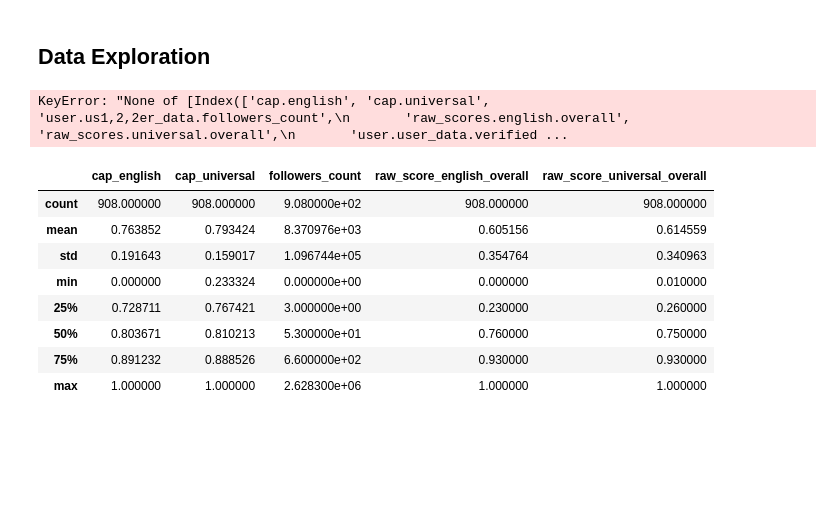
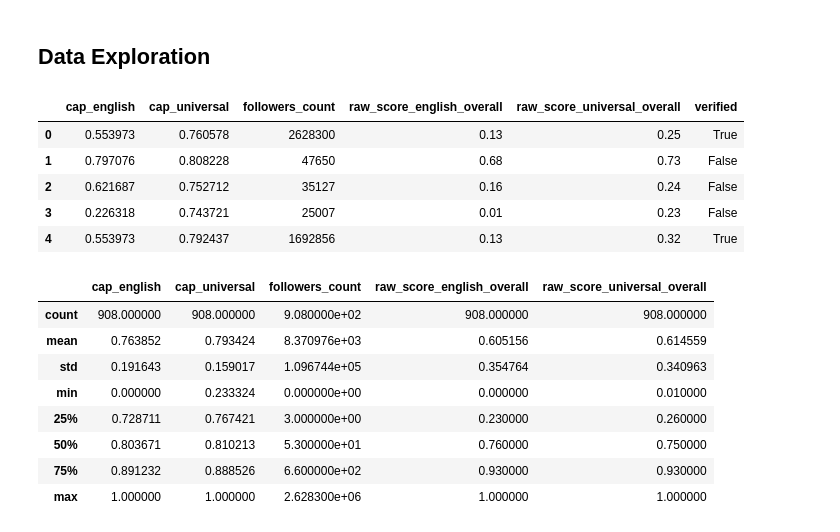
Before and after one commit to interep-project/interep-groups-eda, a Jupyter notebook: eda/twitter.ipynb, the cells around one changed output. Drawn from its saved outputs; the diff is of its cells as text; code cells hidden in the pictures; blank space fills up the shorter version.

Commit message:
Fix twitter notebook
Signed-off-by: r1oga <38692952+r1oga@users.noreply.github.com>

```diff
--- a/eda/twitter.ipynb
+++ b/eda/twitter.ipynb
@@ -16,10 +16,15 @@ df = pd.json_normalize(data.values())
 # %% [markdown]
 ## Data Exploration
 # %%
-df = df[['cap.english', 'cap.universal', 'user.us1,2,2er_data.followers_count','raw_scores.english.overall', 'raw_scores.universal.overall',  'user.user_data.verified']].rename(columns={'cap.english': 'cap_english','cap.universal':'cap_universal','raw_scores.english.overall':'raw_score_english_overall','raw_scores.universal.overall':'raw_score_universal_overall','user.user_data.followers_count': 'followers_count', 'user.user_data.verified': 'verified'})
+df = df[['cap.english', 'cap.universal', 'user.user_data.followers_count','raw_scores.english.overall', 'raw_scores.universal.overall',  'user.user_data.verified']].rename(columns={'cap.english': 'cap_english','cap.universal':'cap_universal','raw_scores.english.overall':'raw_score_english_overall','raw_scores.universal.overall':'raw_score_universal_overall','user.user_data.followers_count': 'followers_count', 'user.user_data.verified': 'verified'})
 df.head()
 # %% [output]
-KeyError: "None of [Index(['cap.english', 'cap.universal', 'user.us1,2,2er_data.followers_count',\n       'raw_scores.english.overall', 'raw_scores.universal.overall',\n       'user.user_data.verified ...
+|  | cap_english | cap_universal | followers_count | raw_score_english_overall | raw_score_universal_overall | verified |
+| 0 | 0.553973 | 0.760578 | 2628300 | 0.13 | 0.25 | True |
+| 1 | 0.797076 | 0.808228 | 47650 | 0.68 | 0.73 | False |
+| 2 | 0.621687 | 0.752712 | 35127 | 0.16 | 0.24 | False |
+| 3 | 0.226318 | 0.743721 | 25007 | 0.01 | 0.23 | False |
+| 4 | 0.553973 | 0.792437 | 1692856 | 0.13 | 0.32 | True |
 # %%
 df.describe()
 # %% [output]
```
Also changed, not shown: parts of 1 cell of this notebook.
